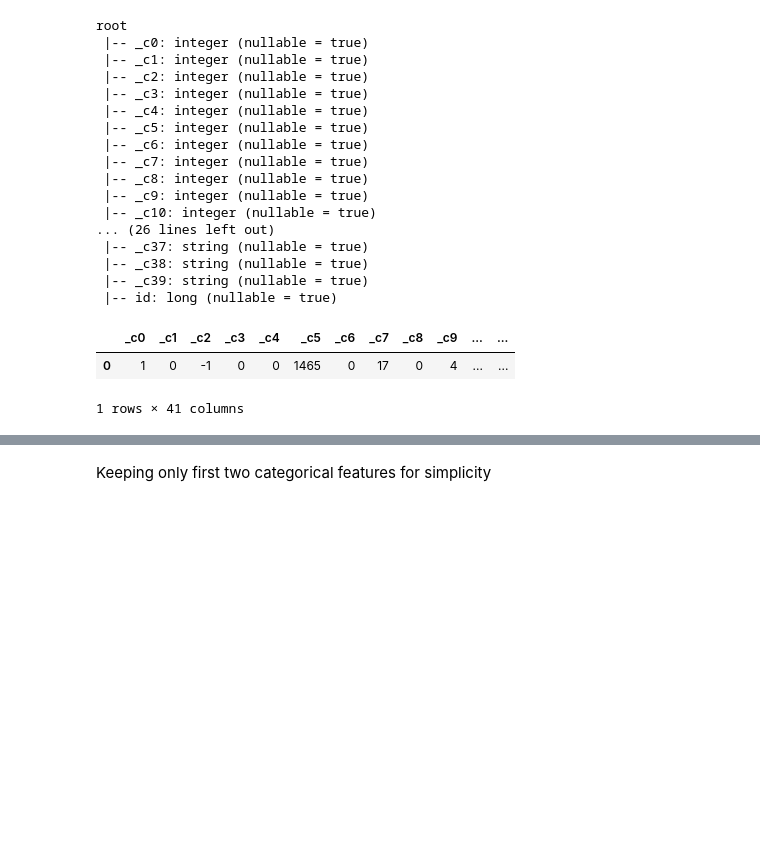
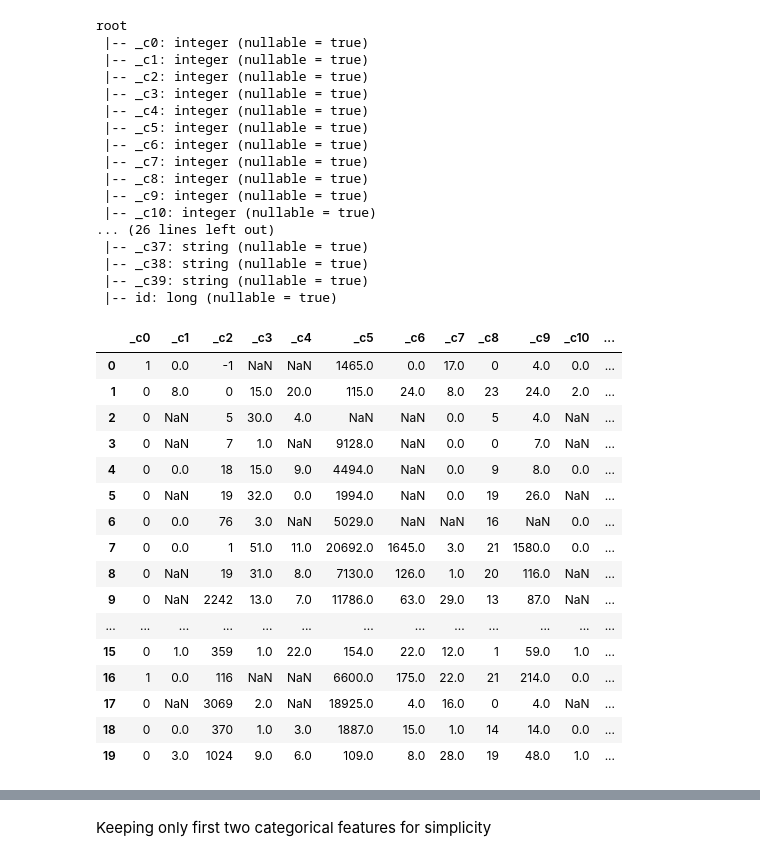
Before and after one commit to maxkvant/MLBD, a Jupyter notebook: sgd_logreg_nn/notebooks/ctr_prediction_mllib_practice.ipynb, the cells around one changed output, grey strips where cells are left out. Cells and saved outputs as stored; diff of their text form; code cells hidden in the pictures; blank space fills up the shorter version.

```diff
--- a/sgd_logreg_nn/notebooks/ctr_prediction_mllib_practice.ipynb
+++ b/sgd_logreg_nn/notebooks/ctr_prediction_mllib_practice.ipynb
@@ -119,9 +119,25 @@ root
  |-- _c38: string (nullable = true)
  |-- _c39: string (nullable = true)
  |-- id: long (nullable = true)
-# %%
-df.limit(1).toPandas()
-# %% [output]
-|  | _c0 | _c1 | _c2 | _c3 | _c4 | _c5 | _c6 | _c7 | _c8 | _c9 | ... | ... |
-| 0 | 1 | 0 | -1 | 0 | 0 | 1465 | 0 | 17 | 0 | 4 | ... | ... |
-1 rows × 41 columns
+# %%
+pandas_df = df.limit(20).toPandas()
+
+pandas_df.loc[:, :'_c13']
+# %% [output]
+|  | _c0 | _c1 | _c2 | _c3 | _c4 | _c5 | _c6 | _c7 | _c8 | _c9 | _c10 | ... |
+| 0 | 1 | 0.0 | -1 | NaN | NaN | 1465.0 | 0.0 | 17.0 | 0 | 4.0 | 0.0 | ... |
+| 1 | 0 | 8.0 | 0 | 15.0 | 20.0 | 115.0 | 24.0 | 8.0 | 23 | 24.0 | 2.0 | ... |
+| 2 | 0 | NaN | 5 | 30.0 | 4.0 | NaN | NaN | 0.0 | 5 | 4.0 | NaN | ... |
+| 3 | 0 | NaN | 7 | 1.0 | NaN | 9128.0 | NaN | 0.0 | 0 | 7.0 | NaN | ... |
+| 4 | 0 | 0.0 | 18 | 15.0 | 9.0 | 4494.0 | NaN | 0.0 | 9 | 8.0 | 0.0 | ... |
+| 5 | 0 | NaN | 19 | 32.0 | 0.0 | 1994.0 | NaN | 0.0 | 19 | 26.0 | NaN | ... |
+| 6 | 0 | 0.0 | 76 | 3.0 | NaN | 5029.0 | NaN | NaN | 16 | NaN | 0.0 | ... |
+| 7 | 0 | 0.0 | 1 | 51.0 | 11.0 | 20692.0 | 1645.0 | 3.0 | 21 | 1580.0 | 0.0 | ... |
+| 8 | 0 | NaN | 19 | 31.0 | 8.0 | 7130.0 | 126.0 | 1.0 | 20 | 116.0 | NaN | ... |
+| 9 | 0 | NaN | 2242 | 13.0 | 7.0 | 11786.0 | 63.0 | 29.0 | 13 | 87.0 | NaN | ... |
+| ... | ... | ... | ... | ... | ... | ... | ... | ... | ... | ... | ... | ... |
+| 15 | 0 | 1.0 | 359 | 1.0 | 22.0 | 154.0 | 22.0 | 12.0 | 1 | 59.0 | 1.0 | ... |
+| 16 | 1 | 0.0 | 116 | NaN | NaN | 6600.0 | 175.0 | 22.0 | 21 | 214.0 | 0.0 | ... |
+| 17 | 0 | NaN | 3069 | 2.0 | NaN | 18925.0 | 4.0 | 16.0 | 0 | 4.0 | NaN | ... |
+| 18 | 0 | 0.0 | 370 | 1.0 | 3.0 | 1887.0 | 15.0 | 1.0 | 14 | 14.0 | 0.0 | ... |
+| 19 | 0 | 3.0 | 1024 | 9.0 | 6.0 | 109.0 | 8.0 | 28.0 | 19 | 48.0 | 1.0 | ... |
```
Also changed, not shown: parts of 15 cells of this notebook.
